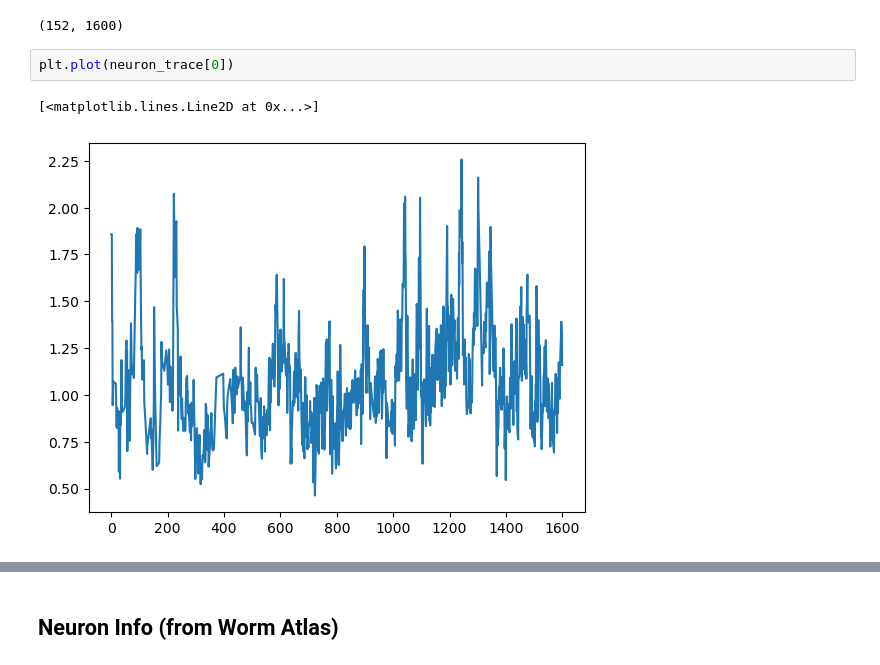
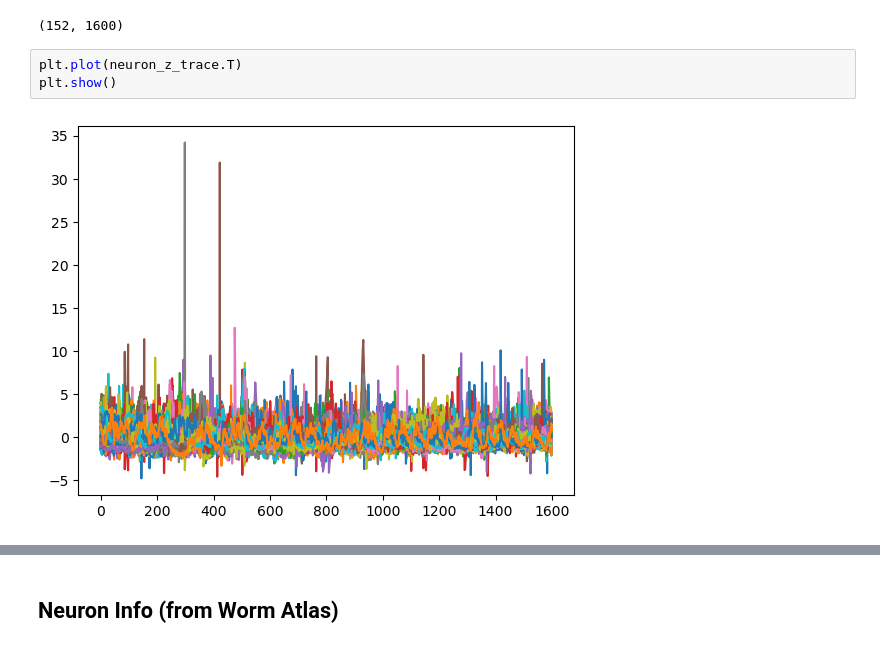
Before and after one commit to BenThrelfall/the_worm_machine, a Jupyter notebook: the_worm_model.ipynb, the cells around one changed output, grey strips where cells are left out. Drawn from its saved outputs; the diff is of its cells as text.

```diff
--- a/the_worm_model.ipynb
+++ b/the_worm_model.ipynb
@@ -89,8 +99,8 @@ neuron_trace.shape
 neuron_z_trace.shape
 # %% [output]
 (152, 1600)
-# %%
-plt.plot(neuron_trace[0])
-# %% [output]
-[<matplotlib.lines.Line2D at 0x...>]
-[figure, removed]
+# %%
+plt.plot(neuron_z_trace.T)
+plt.show()
+# %% [output]
+[figure, added]
```
Also changed, not shown: parts of 27 cells of this notebook, 4 other files.
